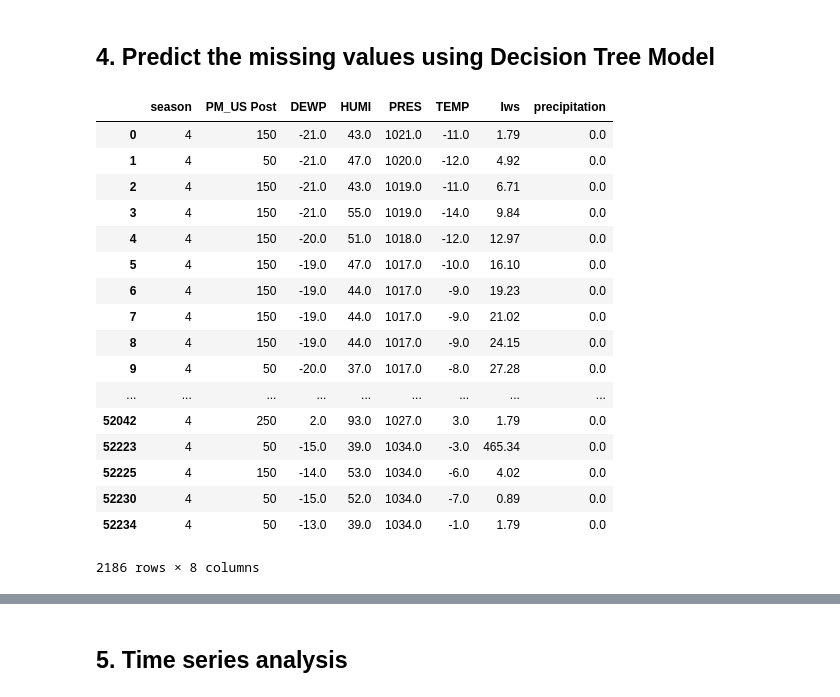
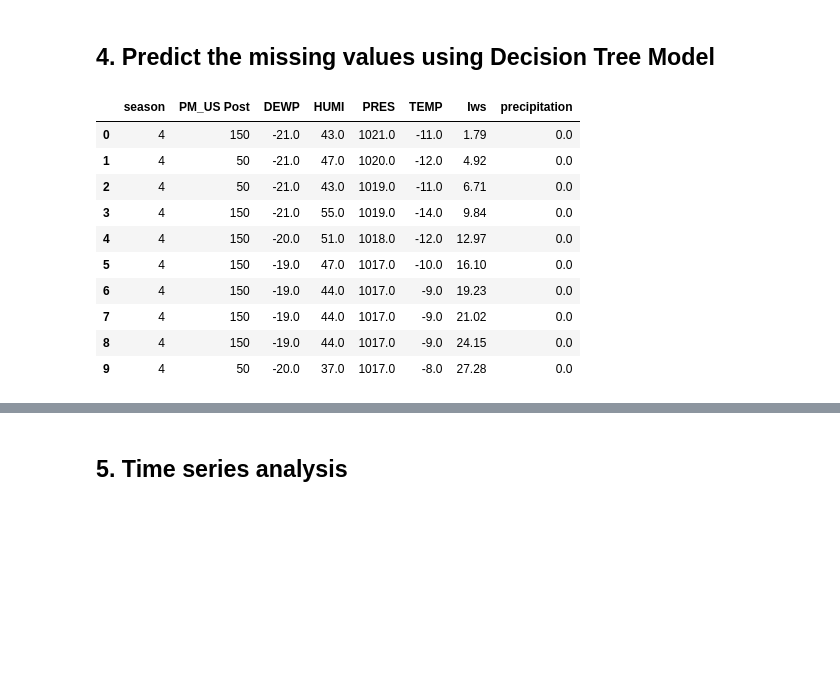
Before and after one commit to KiyoshiKAWASAKI/FDS_project_17Fall, a Jupyter notebook: Jiaxin.ipynb, the cells around one changed output, grey strips where cells are left out. Saved outputs shown, nothing was run; the diff lists cells and outputs as text; code cells hidden in the pictures; blank space fills up the shorter version.

```diff
--- a/Jiaxin.ipynb
+++ b/Jiaxin.ipynb
@@ -215,14 +217,14 @@ clf.score(val_df.drop('pm_group',1),val_df.pm_group)
 # %%
 val_fil=clf.predict(BJ_tst.drop('PM_US Post',1))
 val_est=val_fil*100-50
 BJ_tst['PM_US Post']=val_est
 #BJ_tst['PM_US Post'].value_counts()
-BJ_tst
+BJ_tst.head(10)
 # %% [output]
 |  | season | PM_US Post | DEWP | HUMI | PRES | TEMP | Iws | precipitation |
 | 0 | 4 | 150 | -21.0 | 43.0 | 1021.0 | -11.0 | 1.79 | 0.0 |
 | 1 | 4 | 50 | -21.0 | 47.0 | 1020.0 | -12.0 | 4.92 | 0.0 |
-| 2 | 4 | 150 | -21.0 | 43.0 | 1019.0 | -11.0 | 6.71 | 0.0 |
+| 2 | 4 | 50 | -21.0 | 43.0 | 1019.0 | -11.0 | 6.71 | 0.0 |
 | 3 | 4 | 150 | -21.0 | 55.0 | 1019.0 | -14.0 | 9.84 | 0.0 |
 | 4 | 4 | 150 | -20.0 | 51.0 | 1018.0 | -12.0 | 12.97 | 0.0 |
 | 5 | 4 | 150 | -19.0 | 47.0 | 1017.0 | -10.0 | 16.10 | 0.0 |
@@ -230,13 +232,6 @@ BJ_tst
 | 7 | 4 | 150 | -19.0 | 44.0 | 1017.0 | -9.0 | 21.02 | 0.0 |
 | 8 | 4 | 150 | -19.0 | 44.0 | 1017.0 | -9.0 | 24.15 | 0.0 |
 | 9 | 4 | 50 | -20.0 | 37.0 | 1017.0 | -8.0 | 27.28 | 0.0 |
-| ... | ... | ... | ... | ... | ... | ... | ... | ... |
-| 52042 | 4 | 250 | 2.0 | 93.0 | 1027.0 | 3.0 | 1.79 | 0.0 |
-| 52223 | 4 | 50 | -15.0 | 39.0 | 1034.0 | -3.0 | 465.34 | 0.0 |
-| 52225 | 4 | 150 | -14.0 | 53.0 | 1034.0 | -6.0 | 4.02 | 0.0 |
-| 52230 | 4 | 50 | -15.0 | 52.0 | 1034.0 | -7.0 | 0.89 | 0.0 |
-| 52234 | 4 | 50 | -13.0 | 39.0 | 1034.0 | -1.0 | 1.79 | 0.0 |
-2186 rows × 8 columns
 # %%
 # insert the estimated pm values into the original dataframe: BJ_new
 for i in BJ_new.index:
```
Also changed, not shown: parts of 21 cells of this notebook.
